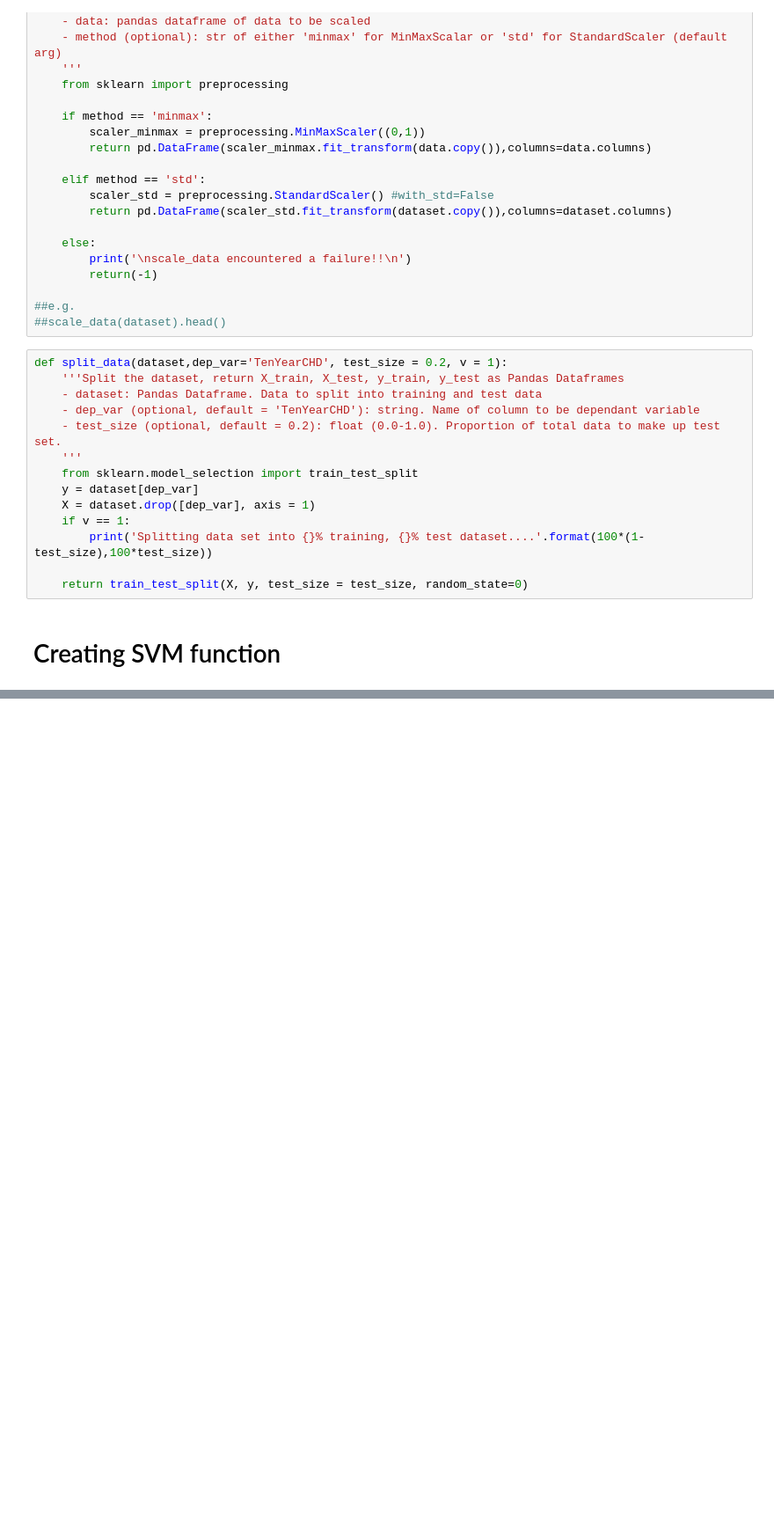
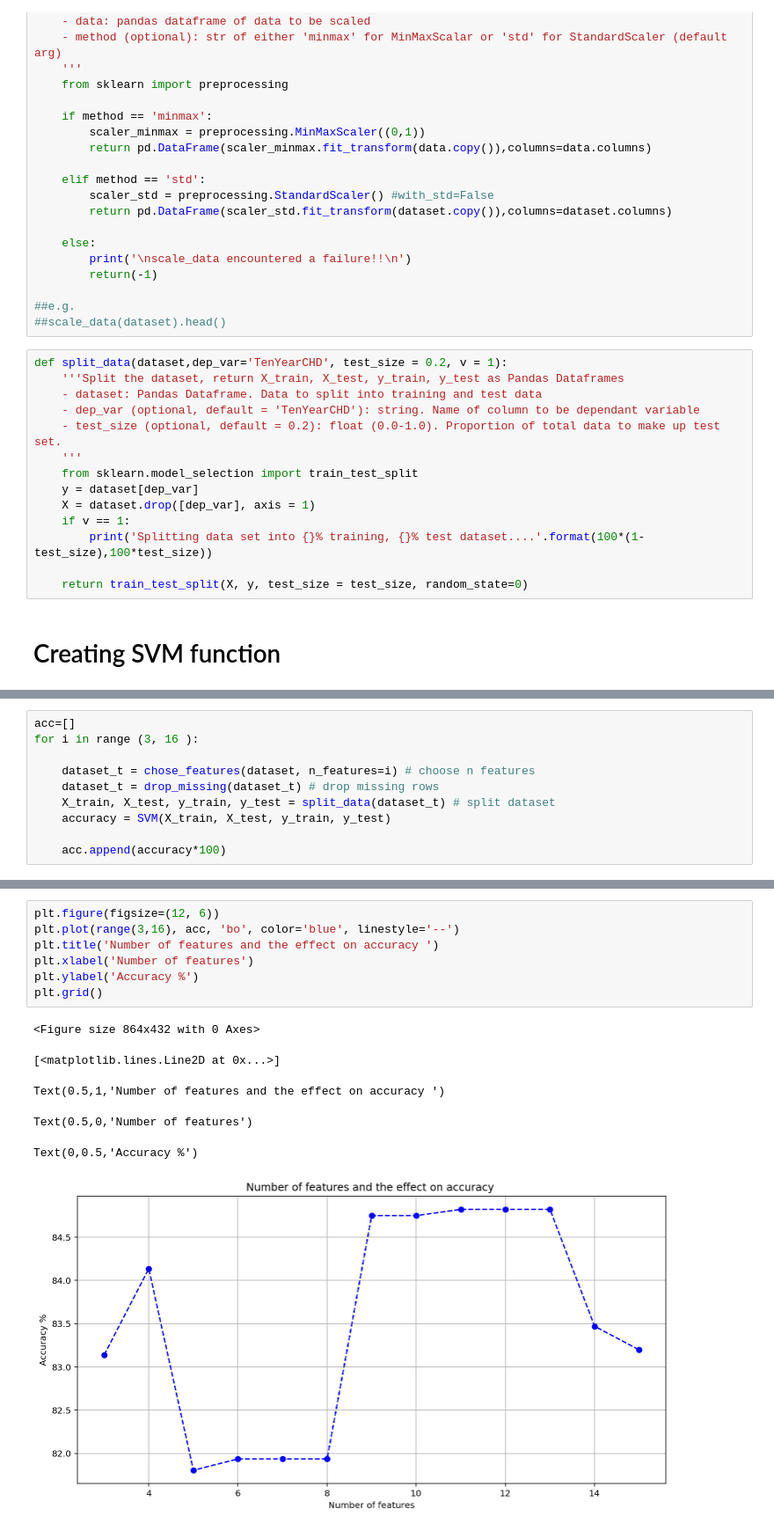
Before and after one commit to ljhowell/machine-learning_CHD, a Jupyter notebook: SVM.ipynb, the cells around one changed output, grey strips where cells are left out. Shown at 88% size. Saved outputs shown, nothing was run; the diff lists cells and outputs as text; blank space fills up the shorter version.

```diff
--- a/SVM.ipynb
+++ b/SVM.ipynb
@@ -226,0 +234,10 @@ Accuracy 83.20%:
+# %%
+acc=[]
+for i in range (3, 16 ):
+
+    dataset_t = chose_features(dataset, n_features=i) # choose n features
+    dataset_t = drop_missing(dataset_t) # drop missing rows
+    X_train, X_test, y_train, y_test = split_data(dataset_t) # split dataset
+    accuracy = SVM(X_train, X_test, y_train, y_test)
+
+    acc.append(accuracy*100)
@@ -226,0 +262,14 @@ Accuracy 83.20%:
+# %%
+plt.figure(figsize=(12, 6))
+plt.plot(range(3,16), acc, 'bo', color='blue', linestyle='--')
+plt.title('Number of features and the effect on accuracy ')
+plt.xlabel('Number of features')
+plt.ylabel('Accuracy %')
+plt.grid()
+# %% [output]
+<Figure size 864x432 with 0 Axes>
+[<matplotlib.lines.Line2D at 0x...>]
+Text(0.5,1,'Number of features and the effect on accuracy ')
+Text(0.5,0,'Number of features')
+Text(0,0.5,'Accuracy %')
+[figure, added]
```
Also changed, not shown: parts of 4 cells of this notebook, 1 other file.
